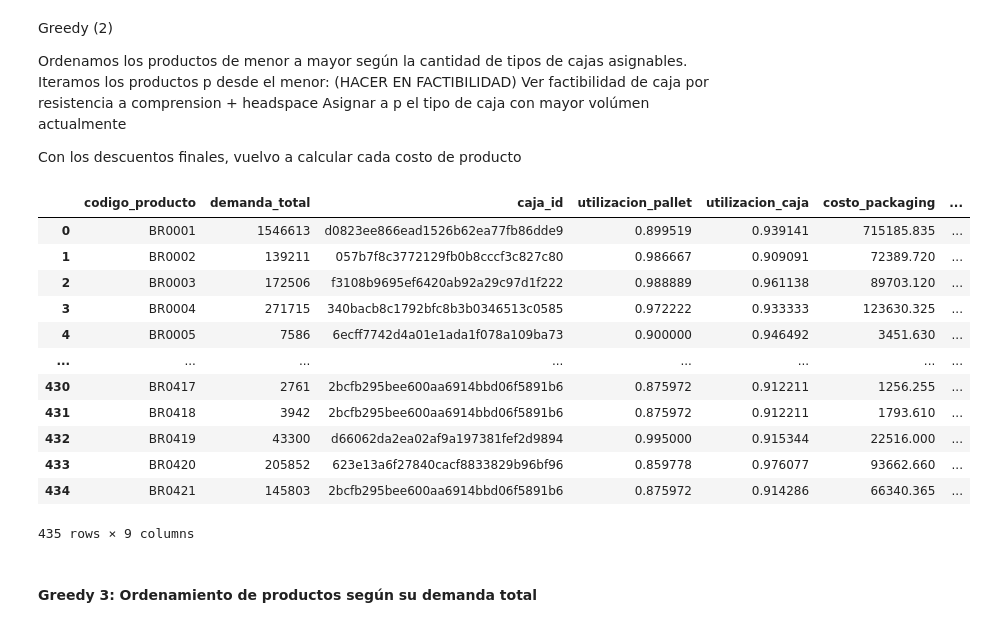
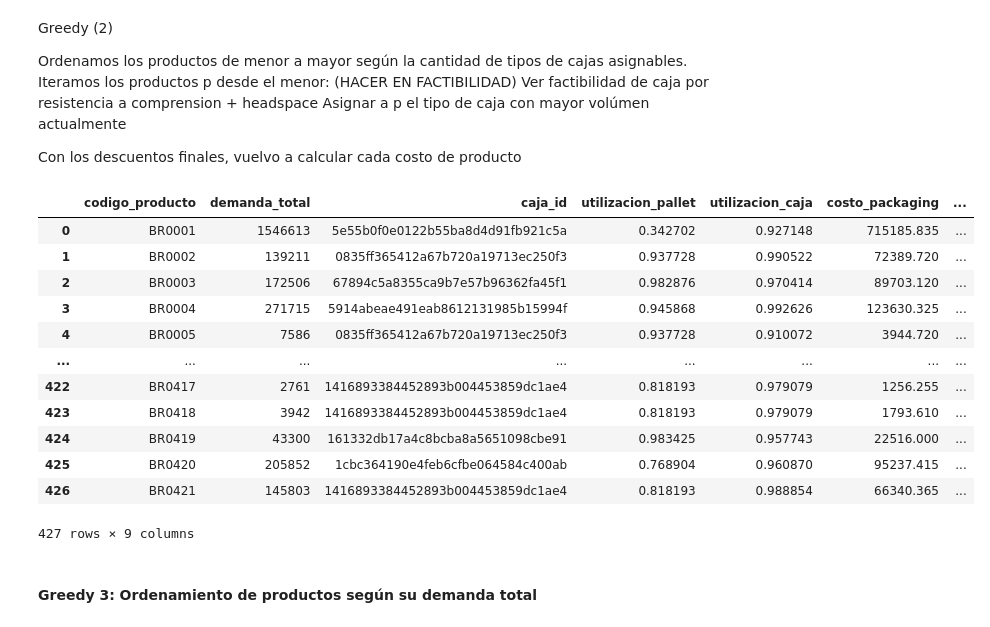
Before and after one commit to demianelnecave/AlixPartners-Competencia-Datos, a Jupyter notebook: 6.greedy.ipynb, the cells around one changed output. Cells and saved outputs as stored; diff of their text form; code cells hidden in the pictures.

```diff
--- a/6.greedy.ipynb
+++ b/6.greedy.ipynb
@@ -25,7 +25,7 @@ catalogo_productos = pd.read_csv("Datos-finales/catalogo_productos.csv")
 especificaciones_cajas = pd.read_csv("Datos-finales/especificaciones_cajas.csv")
 operaciones_planta = pd.read_csv("Datos-finales/operaciones_planta.csv")
 procurement_cajas = pd.read_csv("Datos-finales/procurement_cajas.csv")
-factibilidad = pd.read_csv("4r.factibilidad.csv")
+factibilidad = pd.read_csv("Factibilidad/factibilidad_5mm.csv")
 # %% [markdown]
 Empecemos guardando los productos y tipos de cajas en listas en el estado actual, para cargarlos luego a las soluciones. Calculamos también las cajas asignables a cada producto en la lista de productos.
 # %%
@@ -107,7 +107,8 @@ solucion_base = Solucion(grosor=5)
 for producto in productos:
     for caja_id in producto.cajas_asignables:
         caja = buscar_caja_por_id(caja_id)
-        solucion_base.agregar_asignacion(producto, caja, descuentos=False)
+        asignacion = Asignacion(producto,caja)
+        solucion_base.agregar_asignacion(asignacion, descuentos=False)
 
 solucion_base.exportar_submmit(nombre_csv="1-base_5mm")
 solucion_base.resumen_por_asignacion()
@@ -145,13 +146,7 @@ cajas, productos = guardar_cajas_y_productos(grosor=5)
 Ordenamos los productos según la cantidad de cajas asignables de menor a mayor
 # %%
 def ordenar_segun_cantidad_cajas_asignables(productos):
-    cantidad_cajas_asignables = pd.read_csv('cantidad_cajas_asignables.csv')
-    orden_productos = cantidad_cajas_asignables['codigo_producto']
-
-    # orden_codigos es la lista con el orden deseado de códigos de producto
-    orden_dict = {codigo: i for i, codigo in enumerate(orden_productos)}
-
-    productos_ordenados = sorted(productos, key=lambda p: orden_dict[p.codigo_producto])
+    productos_ordenados = sorted(productos, key=lambda p: len(p.cajas_asignables))
     return productos_ordenados
 # %%
 productos_ordenados = ordenar_segun_cantidad_cajas_asignables(productos)
@@ -175,7 +170,8 @@ for producto in productos_ordenados:
     caja_id_optima = min(costos_totales, key=costos_totales.get)
     caja_optima = buscar_caja_por_id(caja_id_optima)
 
-    solucion_greedy1.agregar_asignacion(producto,caja_optima)
+    asignacion = Asignacion(producto, caja_optima)
+    solucion_greedy1.agregar_asignacion(asignacion)
 
 solucion_greedy1.exportar_submmit(nombre_csv="-greedy1_5mm")
 solucion_greedy1.resumen_por_asignacion()
@@ -211,46 +207,47 @@ productos_ordenados = ordenar_segun_cantidad_cajas_asignables(productos)
 solucion_greedy2 = Solucion(grosor=5)
 
 for producto in productos_ordenados:
     metricas = {}  # caja_id -> (volumen_total, costo_total)
 
     for caja_id in producto.cajas_asignables:
         caja = buscar_caja_por_id(caja_id)
 
         # volumen requerido actual (antes de asignar este producto)
         volumen_total = caja.unidades_total_requeridas()
 
         # costo simulado de asignar este producto a esta caja
         asignacion = Asignacion(producto, caja)
         caja.asignar_producto(producto)
         costo_packaging = asignacion.costo_packaging_producto_total()
         costo_flete = 150 * asignacion.cant_pallets_requeridas()
         costo_total = costo_packaging + costo_flete
         caja.revocar_producto(producto)
 
         metricas[caja_id] = (volumen_total, costo_total)
 
     # criterio: mayor volumen_total primero, y en caso de empate, menor costo_total
     caja_id_optima = max(metricas, key=lambda id: (metricas[id][0], -metricas[id][1]))
     caja_optima = buscar_caja_por_id(caja_id_optima)
 
-    solucion_greedy2.agregar_asignacion(producto, caja_optima)
+    asignacion = Asignacion(producto, caja_optima)
+    solucion_greedy2.agregar_asignacion(asignacion)
 
 solucion_greedy2.exportar_submmit(nombre_csv="-greedy2_5mm")
 solucion_greedy2.resumen_por_asignacion()
 # %% [output]
 |  | codigo_producto | demanda_total | caja_id | utilizacion_pallet | utilizacion_caja | costo_packaging | ... |
-| 0 | BR0001 | 1546613 | d0823ee866ead1526b62ea77fb86dde9 | 0.899519 | 0.939141 | 715185.835 | ... |
-| 1 | BR0002 | 139211 | 057b7f8c3772129fb0b8cccf3c827c80 | 0.986667 | 0.909091 | 72389.720 | ... |
-| 2 | BR0003 | 172506 | f3108b9695ef6420ab92a29c97d1f222 | 0.988889 | 0.961138 | 89703.120 | ... |
-| 3 | BR0004 | 271715 | 340bacb8c1792bfc8b3b0346513c0585 | 0.972222 | 0.933333 | 123630.325 | ... |
-| 4 | BR0005 | 7586 | 6ecff7742d4a01e1ada1f078a109ba73 | 0.900000 | 0.946492 | 3451.630 | ... |
+| 0 | BR0001 | 1546613 | 5e55b0f0e0122b55ba8d4d91fb921c5a | 0.342702 | 0.927148 | 715185.835 | ... |
+| 1 | BR0002 | 139211 | 0835ff365412a67b720a19713ec250f3 | 0.937728 | 0.990522 | 72389.720 | ... |
+| 2 | BR0003 | 172506 | 67894c5a8355ca9b7e57b96362fa45f1 | 0.982876 | 0.970414 | 89703.120 | ... |
+| 3 | BR0004 | 271715 | 5914abeae491eab8612131985b15994f | 0.945868 | 0.992626 | 123630.325 | ... |
+| 4 | BR0005 | 7586 | 0835ff365412a67b720a19713ec250f3 | 0.937728 | 0.910072 | 3944.720 | ... |
 | ... | ... | ... | ... | ... | ... | ... | ... |
-| 430 | BR0417 | 2761 | 2bcfb295bee600aa6914bbd06f5891b6 | 0.875972 | 0.912211 | 1256.255 | ... |
-| 431 | BR0418 | 3942 | 2bcfb295bee600aa6914bbd06f5891b6 | 0.875972 | 0.912211 | 1793.610 | ... |
-| 432 | BR0419 | 43300 | d66062da2ea02af9a197381fef2d9894 | 0.995000 | 0.915344 | 22516.000 | ... |
-| 433 | BR0420 | 205852 | 623e13a6f27840cacf8833829b96bf96 | 0.859778 | 0.976077 | 93662.660 | ... |
-| 434 | BR0421 | 145803 | 2bcfb295bee600aa6914bbd06f5891b6 | 0.875972 | 0.914286 | 66340.365 | ... |
+| 422 | BR0417 | 2761 | 1416893384452893b004453859dc1ae4 | 0.818193 | 0.979079 | 1256.255 | ... |
+| 423 | BR0418 | 3942 | 1416893384452893b004453859dc1ae4 | 0.818193 | 0.979079 | 1793.610 | ... |
+| 424 | BR0419 | 43300 | 161332db17a4c8bcba8a5651098cbe91 | 0.983425 | 0.957743 | 22516.000 | ... |
+| 425 | BR0420 | 205852 | 1cbc364190e4feb6cfbe064584c400ab | 0.768904 | 0.960870 | 95237.415 | ... |
+| 426 | BR0421 | 145803 | 1416893384452893b004453859dc1ae4 | 0.818193 | 0.988854 | 66340.365 | ... |
-435 rows × 9 columns
+427 rows × 9 columns
 # %% [markdown]
 #### **Greedy 3: Ordenamiento de productos según su demanda total**
 # %% [markdown]
```
Also changed, not shown: parts of 7 cells of this notebook, 8 other files.
